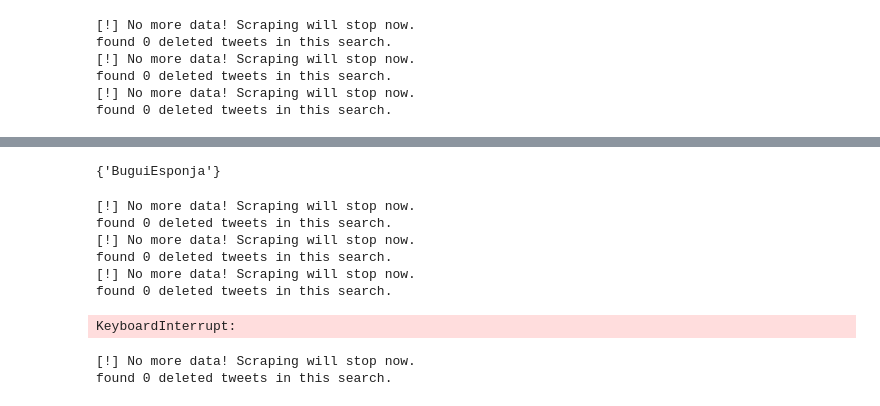
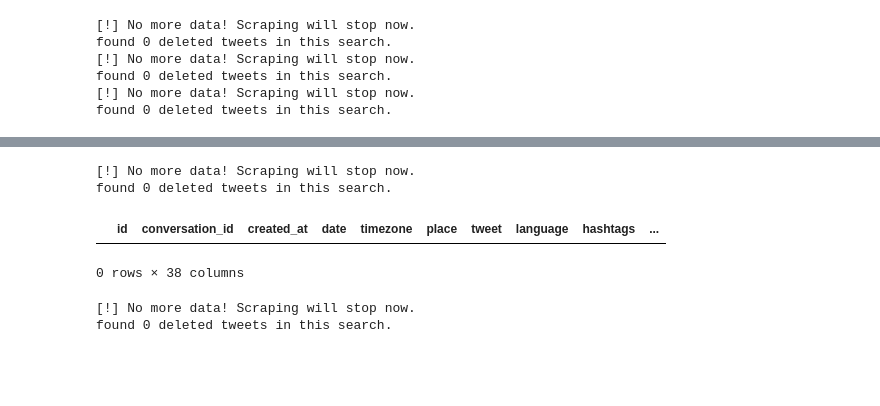
Before and after one commit to jeonghlee12/migrations_research, a Jupyter notebook: Draft.ipynb, the cells around one changed output, grey strips where cells are left out. Saved outputs shown, nothing was run; the diff lists cells and outputs as text; code cells hidden in the pictures; blank space fills up the shorter version.

```diff
--- a/Draft.ipynb
+++ b/Draft.ipynb
@@ -251,25 +240,22 @@ weekdays.loc[~weekdays['language'].isin(['es', 'ca'])]
-# %%
-usernames = set(df["username"])
-usernames
-# %% [output]
-{'BuguiEsponja'}
 # %%
-for user in usernames:
-    c = twint.Config()
-    c.Username = user
-    c.Since = "2019-07-13"
-    c.Until = "2019-07-16"
-    c.Pandas = True
-    c.Hide_output = True
-    twint.run.Search(c)
+c = twint.Config()
+c.Username = 'BarcelonaBfr'
+c.Since = "2019-01-01"
+c.Until = "2019-06-30"
+c.Pandas = True
+c.Hide_output = True
+twint.run.Search(c)
+
+df2 = twint.storage.panda.Tweets_df
+df2['tweet'] = df2['tweet'].str.lower()
 # %% [output]
 [!] No more data! Scraping will stop now.
 found 0 deleted tweets in this search.
-[!] No more data! Scraping will stop now.
-found 0 deleted tweets in this search.
-[!] No more data! Scraping will stop now.
-found 0 deleted tweets in this search.
-KeyboardInterrupt:
+# %%
+df2[df2['tweet'].str.contains("coloma")]
+# %% [output]
+|  | id | conversation_id | created_at | date | timezone | place | tweet | language | hashtags | ... |
+0 rows × 38 columns
 # %%
 c = twint.Config()
 c.Username = 'BuguiEsponja'
```
Also changed, not shown: parts of 3 cells of this notebook.
